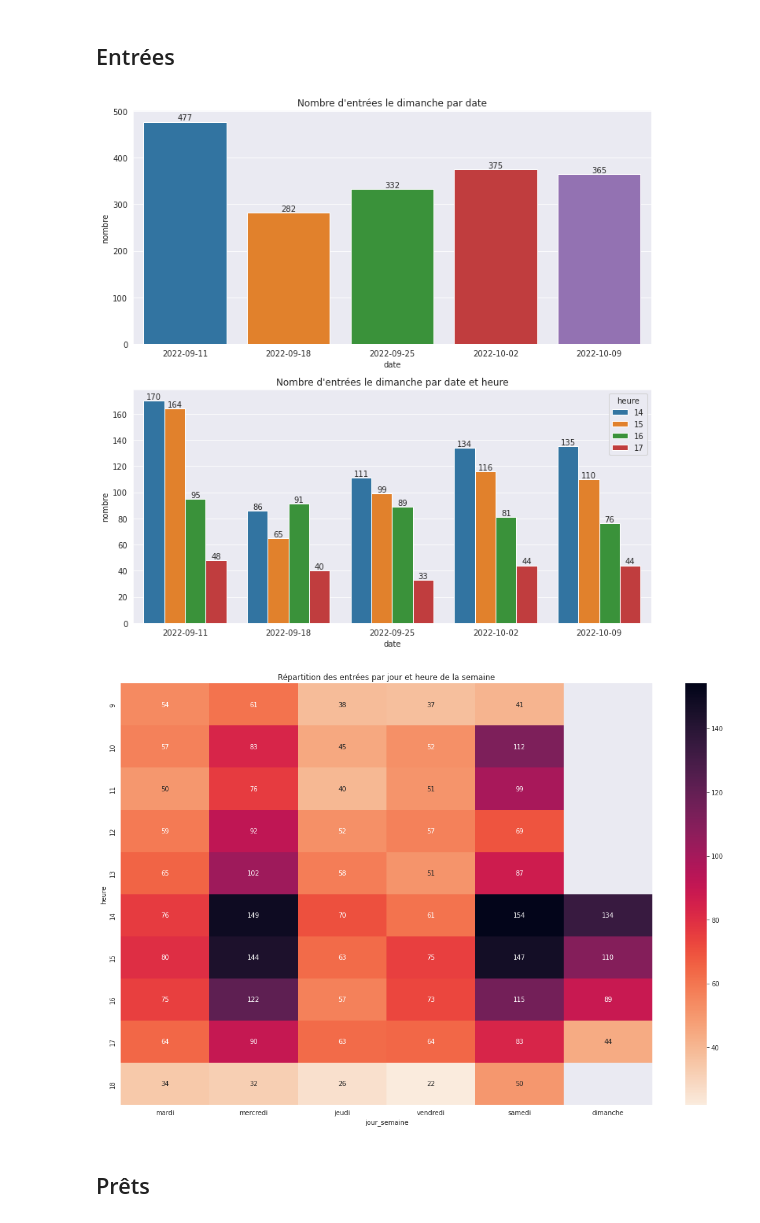
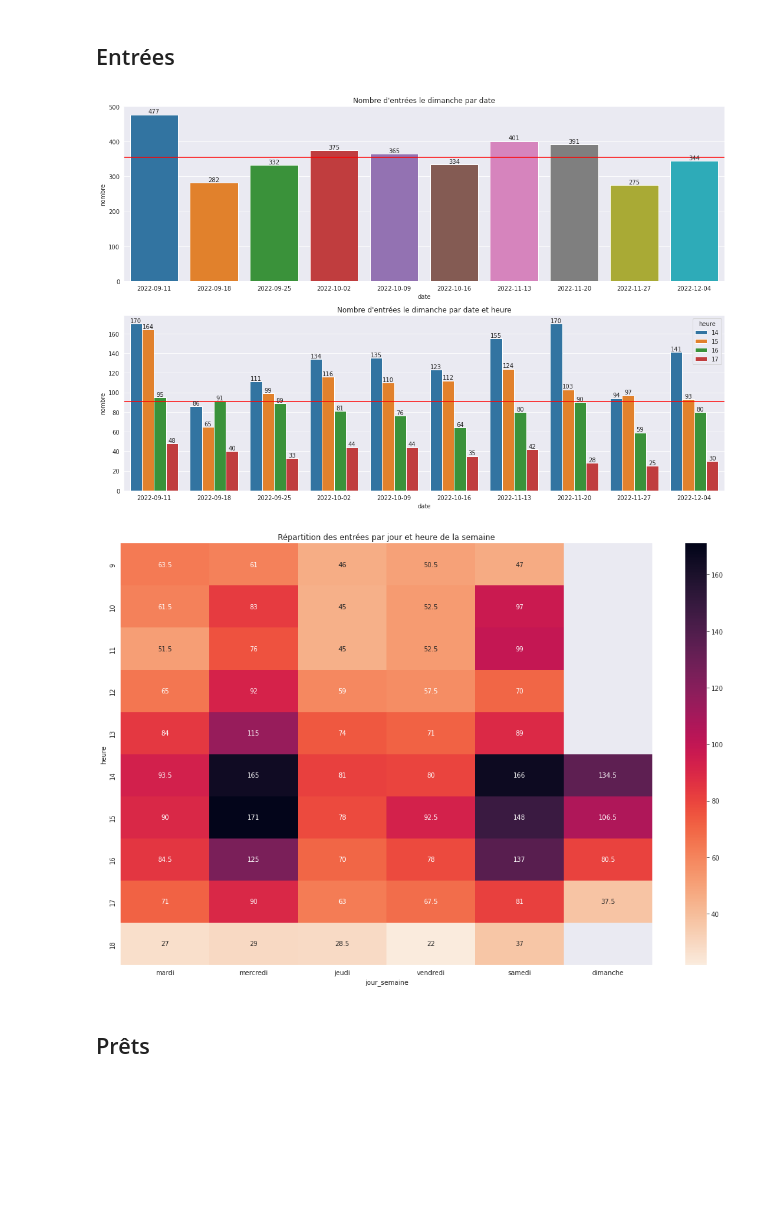
Before and after one commit to ragbx/kibini2, a Jupyter notebook: kibini/notebook_activite.ipynb, the cells around one changed output. Cells and saved outputs as stored; diff of their text form; code cells hidden in the pictures; blank space fills up the shorter version.

```diff
--- a/kibini/notebook_activite.ipynb
+++ b/kibini/notebook_activite.ipynb
@@ -125,32 +128,35 @@ c2l = c2l.dict_codes_lib
 # %% [markdown]
 ## Entrées
 # %%
-query = """
-SELECT datetime as date_heure, entrees as nombre
+query = f"""SELECT datetime as date_heure, entrees as nombre
 FROM stat_entrees
-WHERE DATE(datetime) BETWEEN '2022-09-05' AND '2022-10-17'
+WHERE DATE(datetime) BETWEEN '{date_debut}' AND '{date_fin}'
 """
 entrees = StatActivite(db_conn=db_conn, query=query)
 entrees.get_df_activite(jourSemaine=6)
 
-f, ax = plt.subplots(2, figsize=(10, 10))
+f, ax = plt.subplots(2, figsize=(15, 10))
+
+ax[0].axhline(y = entrees.df_activiteJourSemaine_parPeriode['nombre'].median(), color = 'r')
 sns.barplot(data=entrees.df_activiteJourSemaine_parPeriode, x= 'date', y='nombre', ax=ax[0])
 ax[0].set_title("Nombre d'entrées le dimanche par date")
 for i in ax[0].containers:
     ax[0].bar_label(i,)
+
+ax[1].axhline(y = entrees.df_activiteJourSemaineHeure_parPeriode['nombre'].median(), color = 'r')
 sns.barplot(data=entrees.df_activiteJourSemaineHeure_parPeriode, x= 'date', y='nombre', hue='heure', ax=ax[1])
 ax[1].set_title("Nombre d'entrées le dimanche par date et heure")
 for i in ax[1].containers:
     ax[1].bar_label(i,)
 f.tight_layout()
 
 f, ax = plt.subplots(figsize=(15, 10))
 sns.heatmap(entrees.df_activiteHebdomadaire_parHeure_colonneJour, cmap='rocket_r', annot=True, fmt='g', ax=ax)
 ax.set_title("Répartition des entrées par jour et heure de la semaine")
 f.tight_layout()
 # %% [output]
-[figure, old version]
+[figure, new version]
-[figure, old version]
+[figure, new version]
 # %% [markdown]
 ## Prêts
 # %% [markdown]
```
Also changed, not shown: parts of 7 cells of this notebook, 10 other files.
